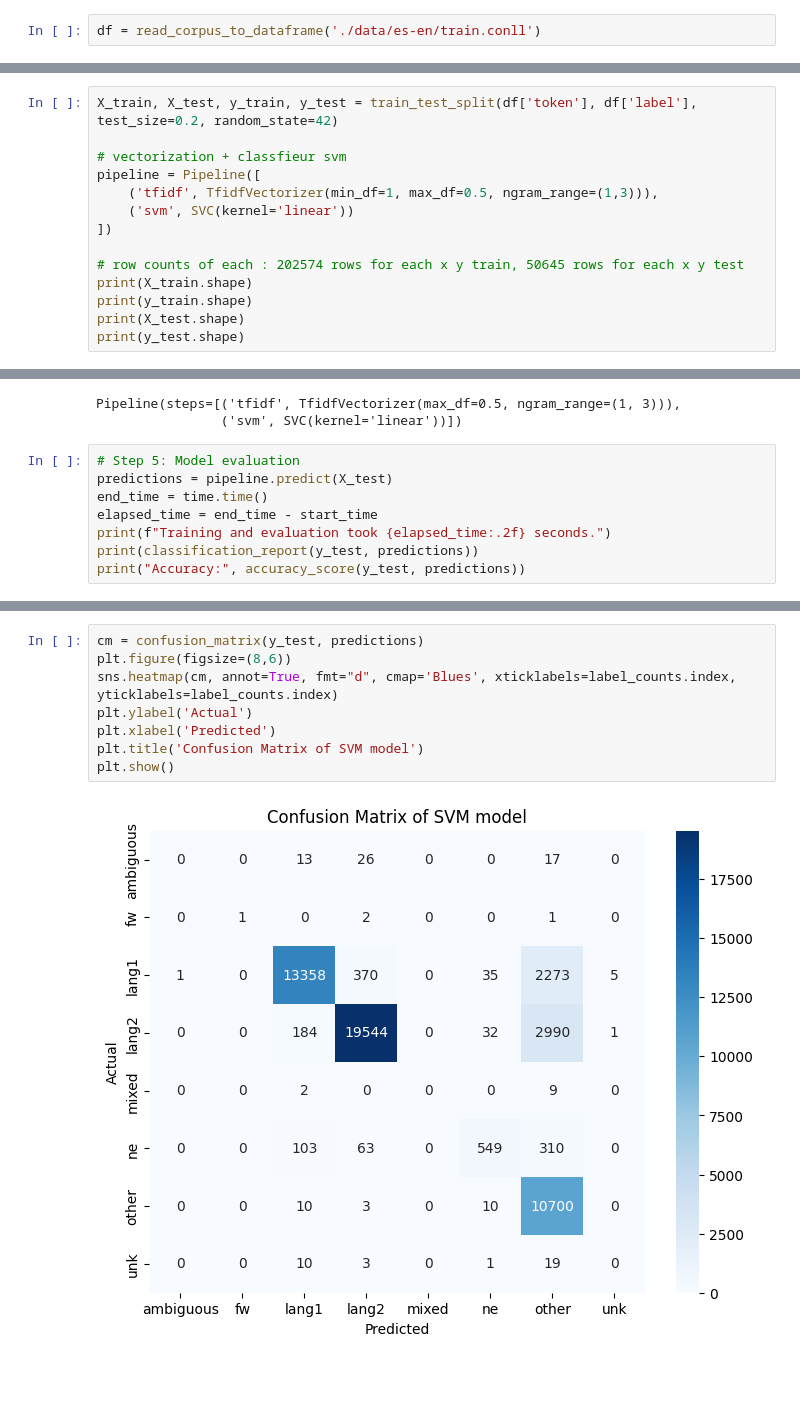
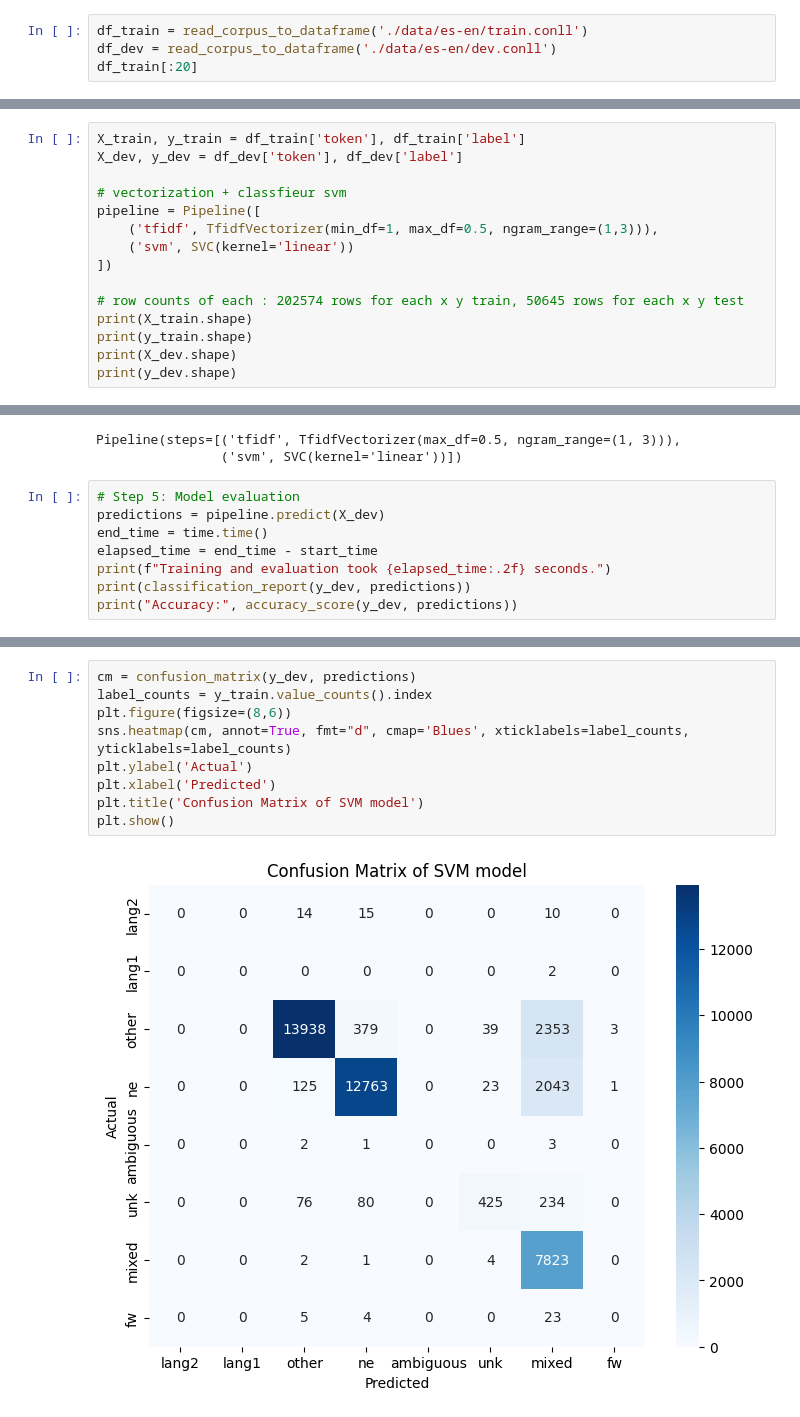
Before and after one commit to Lidan0241/language-detection, a Jupyter notebook: svm_model.ipynb, the cells around one changed output, grey strips where cells are left out. Cells and saved outputs as stored; diff of their text form; blank space fills up the shorter version.

```diff
--- a/svm_model.ipynb
+++ b/svm_model.ipynb
@@ -23,4 +23,6 @@ def read_corpus_to_dataframe(filepath):
 
     return pd.DataFrame(data)
 # %%
-df = read_corpus_to_dataframe('./data/es-en/train.conll')
+df_train = read_corpus_to_dataframe('./data/es-en/train.conll')
+df_dev = read_corpus_to_dataframe('./data/es-en/dev.conll')
+df_train[:20]
@@ -45,5 +68,6 @@ Name: count, dtype: int64
 # %%
-X_train, X_test, y_train, y_test = train_test_split(df['token'], df['label'], test_size=0.2, random_state=42)
+X_train, y_train = df_train['token'], df_train['label']
+X_dev, y_dev = df_dev['token'], df_dev['label']
 
 # vectorization + classfieur svm
 pipeline = Pipeline([
@@ -54,6 +78,6 @@ pipeline = Pipeline([
 # row counts of each : 202574 rows for each x y train, 50645 rows for each x y test
 print(X_train.shape)
 print(y_train.shape)
-print(X_test.shape)
-print(y_test.shape)
+print(X_dev.shape)
+print(y_dev.shape)
 # %% [output]
@@ -70,10 +94,10 @@ Pipeline(steps=[('tfidf', TfidfVectorizer(max_df=0.5, ngram_range=(1, 3))),
                 ('svm', SVC(kernel='linear'))])
 # %%
 # Step 5: Model evaluation
-predictions = pipeline.predict(X_test)
+predictions = pipeline.predict(X_dev)
 end_time = time.time()
 elapsed_time = end_time - start_time
 print(f"Training and evaluation took {elapsed_time:.2f} seconds.")
-print(classification_report(y_test, predictions))
-print("Accuracy:", accuracy_score(y_test, predictions))
+print(classification_report(y_dev, predictions))
+print("Accuracy:", accuracy_score(y_dev, predictions))
 # %% [output]
@@ -97,10 +121,11 @@ Accuracy: 0.8717938592161122
 # %%
-cm = confusion_matrix(y_test, predictions)
+cm = confusion_matrix(y_dev, predictions)
+label_counts = y_train.value_counts().index
 plt.figure(figsize=(8,6))
-sns.heatmap(cm, annot=True, fmt="d", cmap='Blues', xticklabels=label_counts.index, yticklabels=label_counts.index)
+sns.heatmap(cm, annot=True, fmt="d", cmap='Blues', xticklabels=label_counts, yticklabels=label_counts)
 plt.ylabel('Actual')
 plt.xlabel('Predicted')
 plt.title('Confusion Matrix of SVM model')
 plt.show()
 # %% [output]
-[figure, old version]
+[figure, new version]
```
Also changed, not shown: parts of 10 cells of this notebook, 4 other files.
